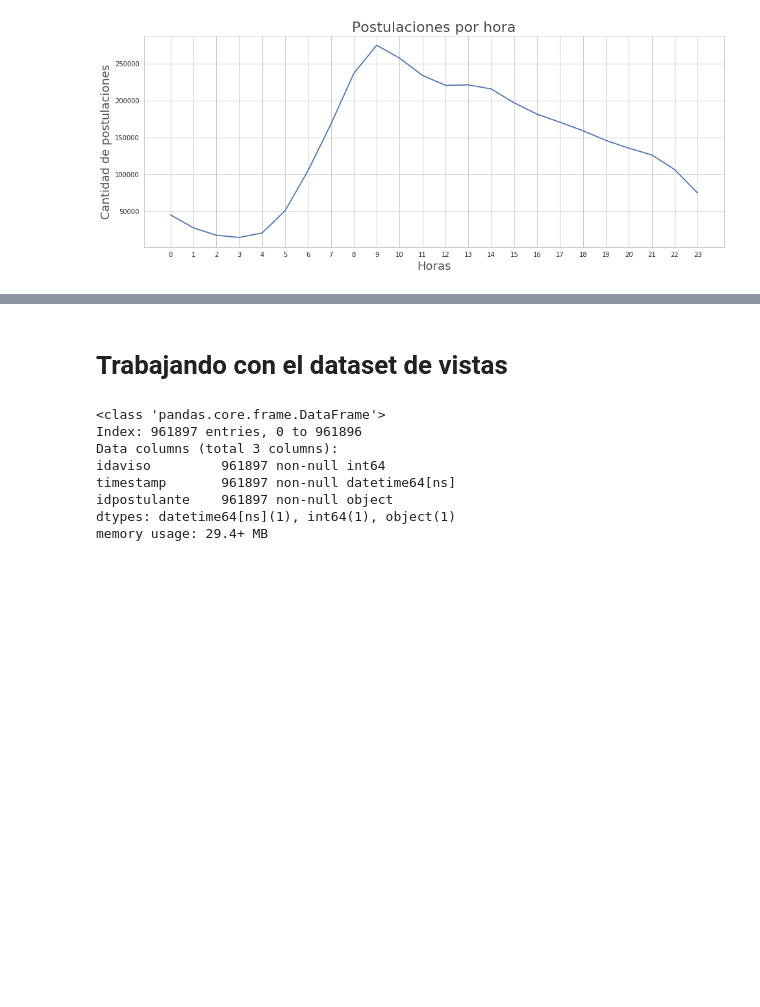
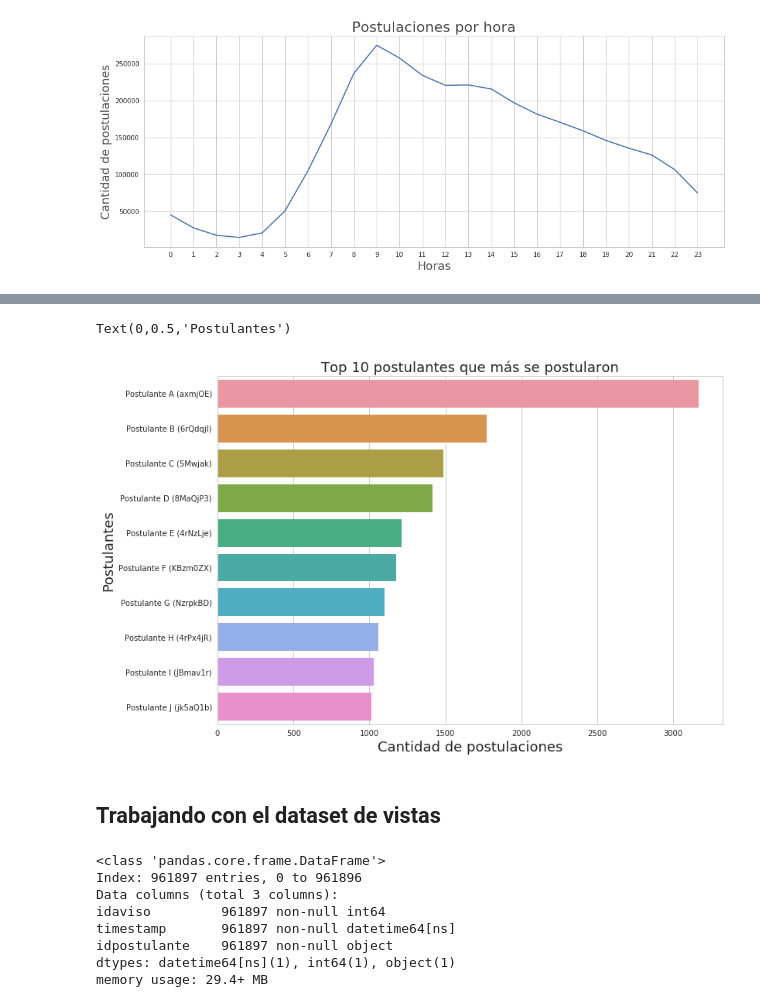
Before and after one commit to lucioll/NaventDatosTP, a Jupyter notebook: Analisis exploratorio - TP1 - Navent.ipynb, the cells around one changed output, grey strips where cells are left out. Cells and saved outputs as stored; diff of their text form; code cells hidden in the pictures; blank space fills up the shorter version.

```diff
--- a/Analisis exploratorio - TP1 - Navent.ipynb
+++ b/Analisis exploratorio - TP1 - Navent.ipynb
@@ -473,5 +484,29 @@ Text(0.5,0,'Horas')
+# %%
+post_x_aviso = postulaciones['idpostulante'].value_counts().sort_values(ascending=False)
+top10postulantes = post_x_aviso.head(10)
+top10postulantes = top10postulantes.rename({'axmjOE': 'Postulante A (axmjOE)',
+                         '6rQdqjl': 'Postulante B (6rQdqjl)',
+                         '5Mwjak': 'Postulante C (5Mwjak)',
+                         '8MaQjP3': 'Postulante D (8MaQjP3)',
+                         '4rNzLje': 'Postulante E (4rNzLje)',
+                         'KBzm0ZX': 'Postulante F (KBzm0ZX)',
+                         'NzrpkBD': 'Postulante G (NzrpkBD)',
+                         '4rPx4jR': 'Postulante H (4rPx4jR)',
+                         'JBmav1r': 'Postulante I (JBmav1r)',
+                         'jk5aQ1b': 'Postulante J (jk5aQ1b)'})
+ax, ax2 = plt.subplots()
+ax.set_size_inches(11.7, 8.27)
+
+ax = sns.barplot(x=top10postulantes.values, y=top10postulantes.index, orient='h')
+
+ax.set_title("Top 10 postulantes que más se postularon", fontsize=18)
+ax.set_xlabel("Cantidad de postulaciones",fontsize=18)
+ax.set_ylabel("Postulantes", fontsize=18)
+# %% [output]
+Text(0,0.5,'Postulantes')
+[figure, added]
 # %% [markdown]
-# Trabajando con el dataset de vistas
+## **Trabajando con el dataset de vistas**
 # %%
 vistas.info()
 # %% [output]
```
Also changed, not shown: parts of 44 cells of this notebook.
